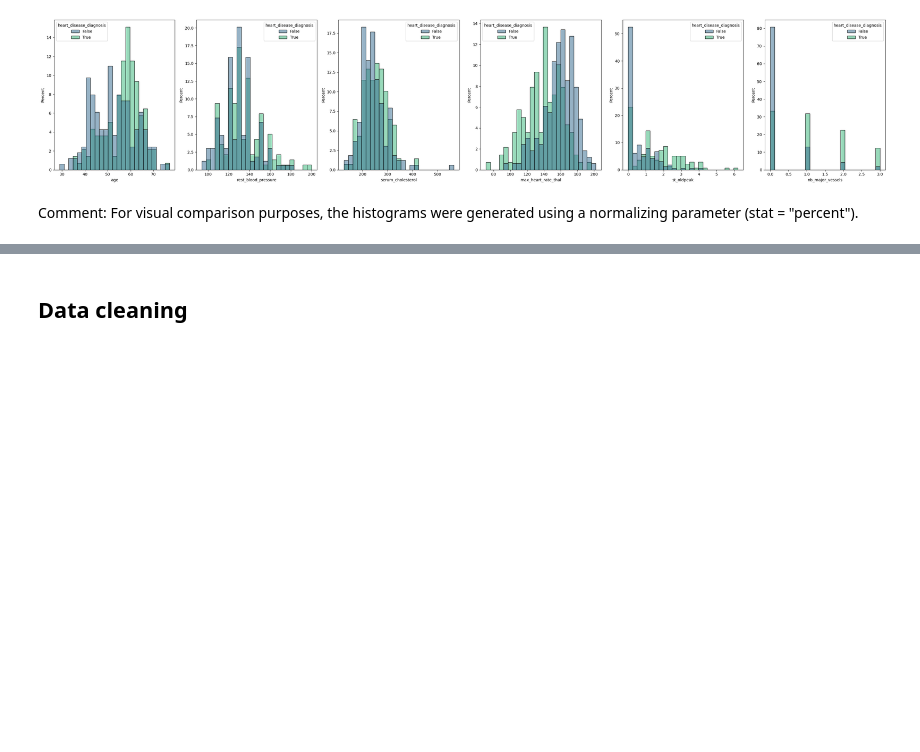
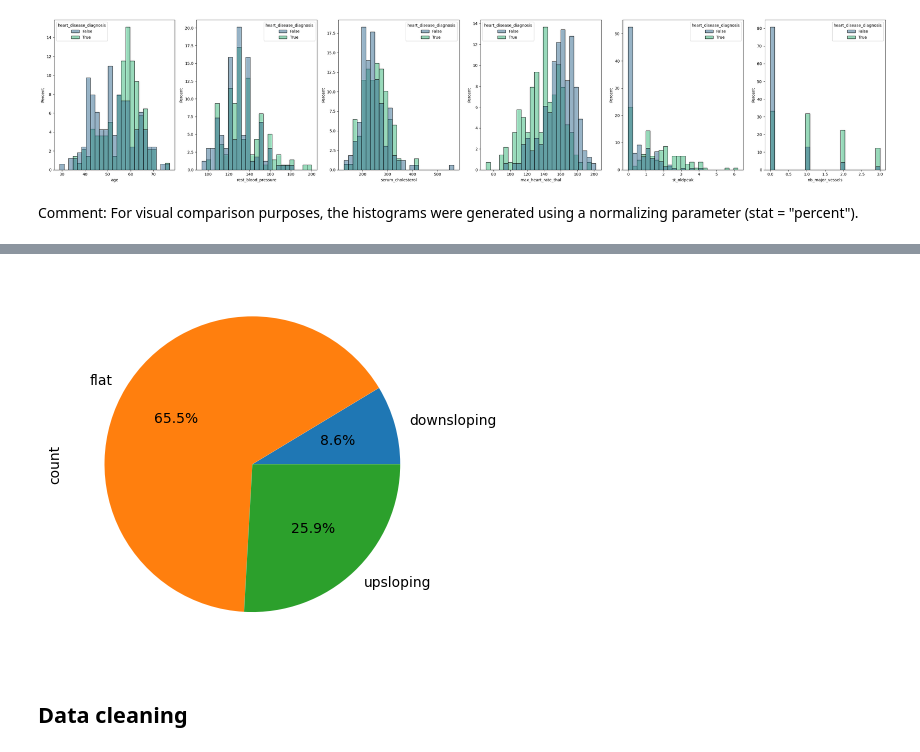
Before and after one commit to paulinedao/heart_disease, a Jupyter notebook: heart_disease.ipynb, the cells around one changed output, grey strips where cells are left out. Drawn from its saved outputs; the diff is of its cells as text; code cells hidden in the pictures; blank space fills up the shorter version.

```diff
--- a/heart_disease.ipynb
+++ b/heart_disease.ipynb
@@ -410,3 +452,7 @@ Text(0.5, 1.0, 'percentage of chest pain in healthy population')
+# %%
+plot_pie_chart(heart_disease['st_slope'])
+# %% [output]
+[figure, added]
 # %%
 'st_slope', 'thallium_stress_test', 'rest_ecg'
 # Creating a figure for subplotting
```
Also changed, not shown: parts of 7 cells of this notebook.
